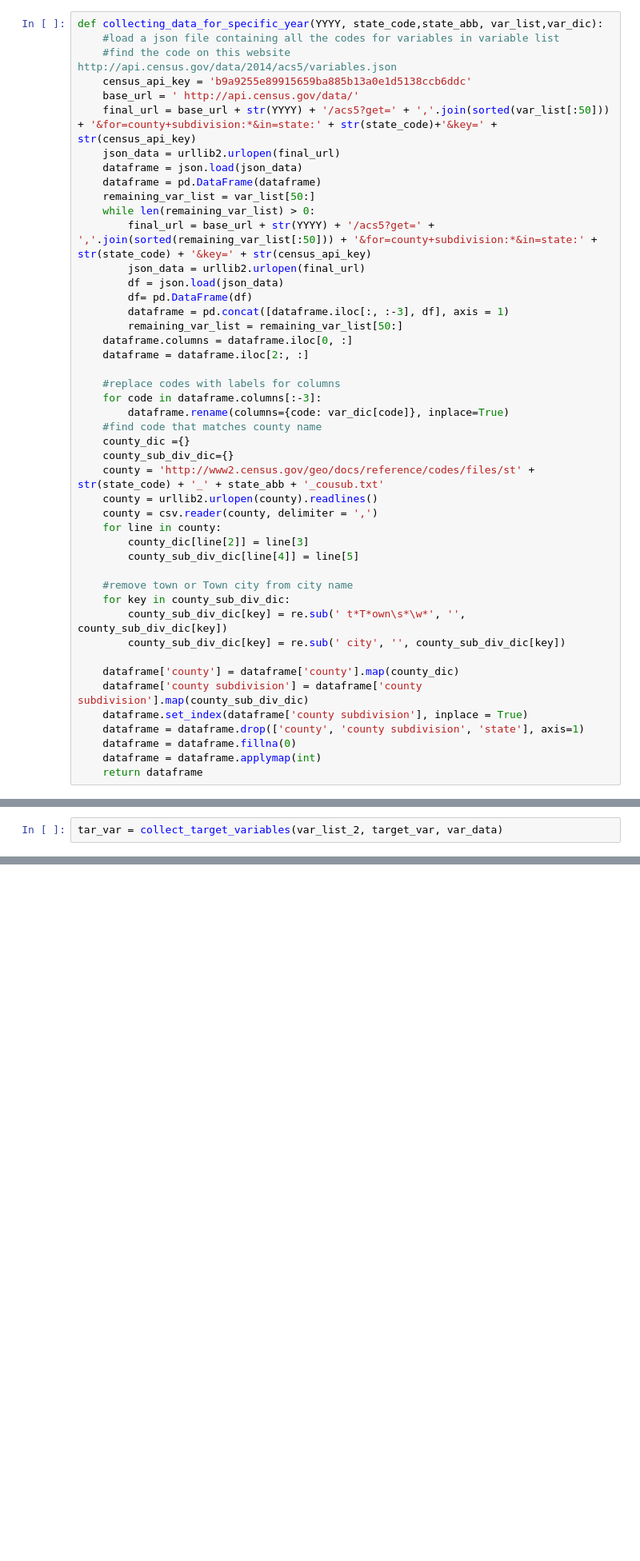
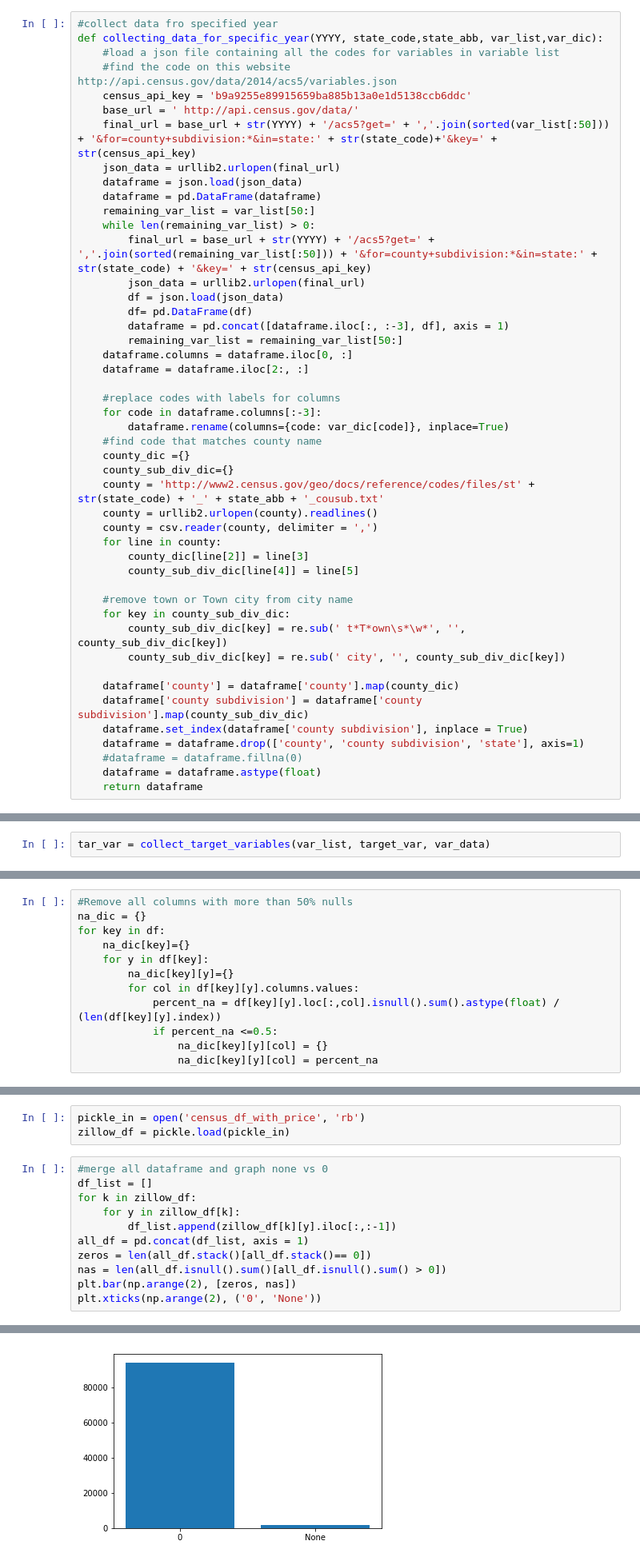
Before and after one commit to jla2689/Collecting-Census-Data, a Jupyter notebook: Census_data.ipynb, the cells around one changed output, grey strips where cells are left out. Shown: that part at 80% size. Cells and saved outputs as stored; diff of their text form; blank space fills up the shorter version.

```diff
--- a/Census_data.ipynb
+++ b/Census_data.ipynb
@@ -31,5 +59,6 @@ def var_data(var_list, variable_code):
     return variable_list, variable_dic
 # %%
+#collect data fro specified year
 def collecting_data_for_specific_year(YYYY, state_code,state_abb, var_list,var_dic):
     #load a json file containing all the codes for variables in variable list
     #find the code on this website http://api.census.gov/data/2014/acs5/variables.json
@@ -72,6 +101,6 @@ def collecting_data_for_specific_year(YYYY, state_code,state_abb, var_list,var_d
     dataframe['county subdivision'] = dataframe['county subdivision'].map(county_sub_div_dic)
     dataframe.set_index(dataframe['county subdivision'], inplace = True)
     dataframe = dataframe.drop(['county', 'county subdivision', 'state'], axis=1)
-    dataframe = dataframe.fillna(0)
-    dataframe = dataframe.applymap(int)
+    #dataframe = dataframe.fillna(0)
+    dataframe = dataframe.astype(float)
     return dataframe
@@ -92,7 +126,7 @@ def collect_target_variables(var_dic, list_of_vars, var_data):
 # %%
 target_var = ['B08136','B07404','B07010','B07012', 'B07401','B20001', 'B01001B', 'B25034', 'B19001']
 # %%
-tar_var = collect_target_variables(var_list_2, target_var, var_data)
+tar_var = collect_target_variables(var_list, target_var, var_data)
 # %%
 def df_tar_var(tar_var_list, start_year, end_year):
     dic = {}
@@ -118,0 +168,12 @@ df = df_tar_var(tar_var, 2011, 2015)
+# %%
+#Remove all columns with more than 50% nulls
+na_dic = {}
+for key in df:
+    na_dic[key]={}
+    for y in df[key]:
+        na_dic[key][y]={}
+        for col in df[key][y].columns.values:
+            percent_na = df[key][y].loc[:,col].isnull().sum().astype(float) / (len(df[key][y].index))
+            if percent_na <=0.5:
+                na_dic[key][y][col] = {}
+                na_dic[key][y][col] = percent_na
@@ -150,0 +231,15 @@ zillow_df = common_cities_between_zillow_and_df(df, median_list_price, 2011, 201
+# %%
+pickle_in = open('census_df_with_price', 'rb')
+zillow_df = pickle.load(pickle_in)
+# %%
+#merge all dataframe and graph none vs 0
+df_list = []
+for k in zillow_df:
+    for y in zillow_df[k]:
+        df_list.append(zillow_df[k][y].iloc[:,:-1])
+all_df = pd.concat(df_list, axis = 1)
+zeros = len(all_df.stack()[all_df.stack()== 0])
+nas = len(all_df.isnull().sum()[all_df.isnull().sum() > 0])
+plt.bar(np.arange(2), [zeros, nas])
+plt.xticks(np.arange(2), ('0', 'None'))
+# %% [output]
@@ -150,0 +249 @@ zillow_df = common_cities_between_zillow_and_df(df, median_list_price, 2011, 201
+[figure, added]
```
Also changed, not shown: parts of 41 cells of this notebook.
